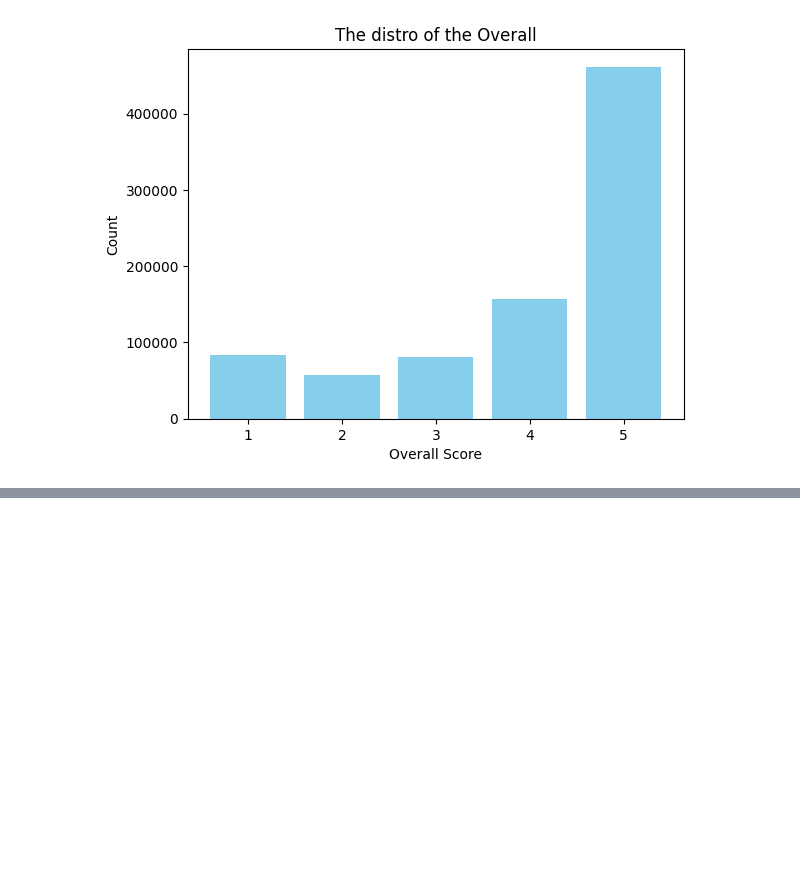
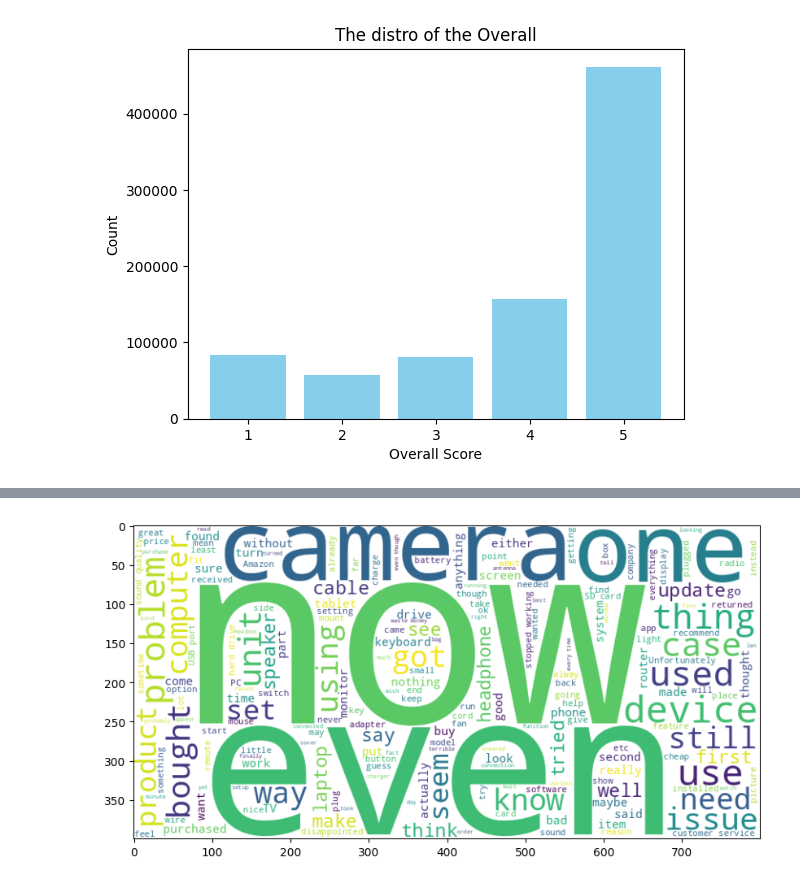
Before and after one commit to TahaAbszd/Sentiment-Analysis-NLP, a Jupyter notebook: Part1.ipynb, the cells around one changed output, grey strips where cells are left out. Drawn from its saved outputs; the diff is of its cells as text; code cells hidden in the pictures; blank space fills up the shorter version.

```diff
--- a/Part1.ipynb
+++ b/Part1.ipynb
@@ -71,0 +142,16 @@ plt.show()
+# %%
+negative = train_data[train_data['overall'].isin([1,2])]
+# clean the text
+text_n = ' '.join(negative['reviewText'].astype(str).tolist())
+text_n = re.sub(r'^A-Za-z\s','',text_n)
+stopwords = set(STOPWORDS)
+text_n = ' '.join(word for word in text_n.split() if word not in stopwords)
+# %%
+wordcloud = WordCloud(width=800,height=400,
+                      background_color='white').generate(text_n)
+
+plt.figure(figsize=(10,5))
+plt.imshow(wordcloud,interpolation='bilinear')
+plt.show()
+# %% [output]
+[figure, added]
```
Also changed, not shown: parts of 16 cells of this notebook.
